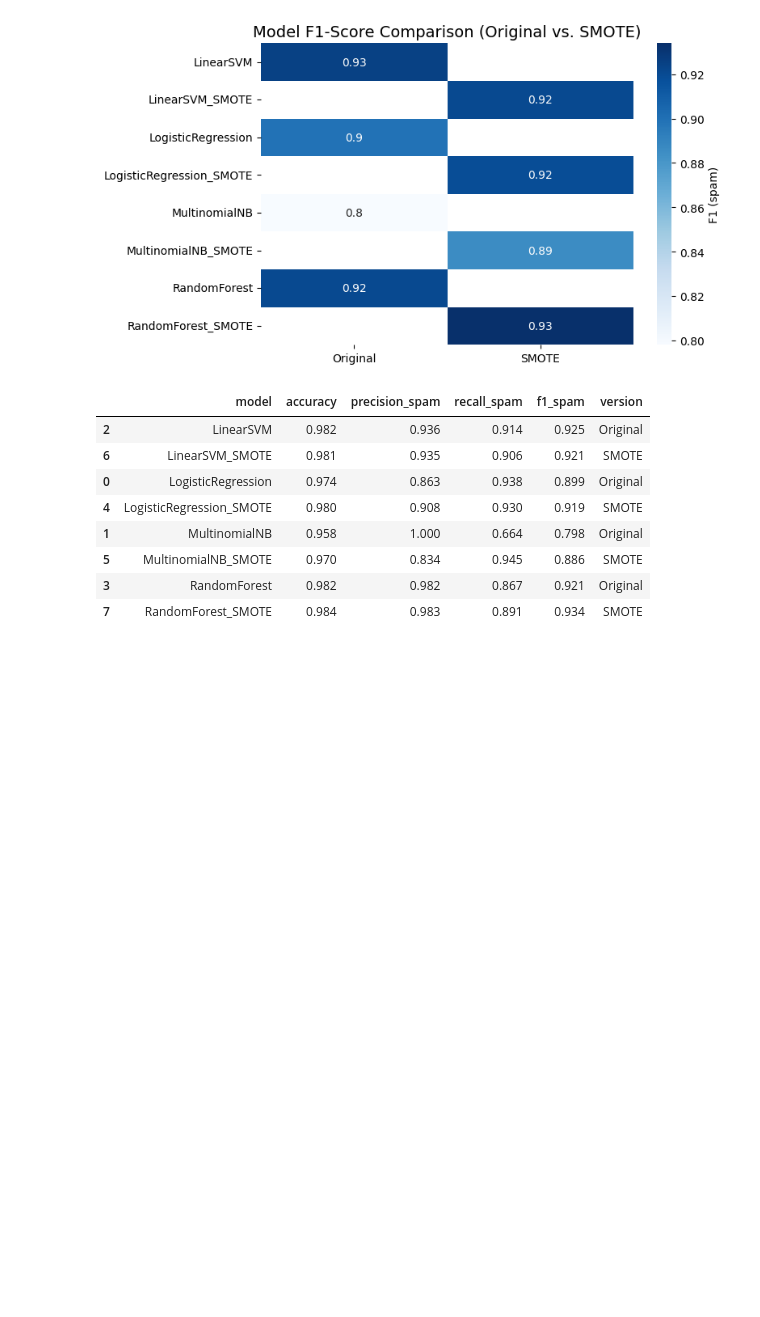
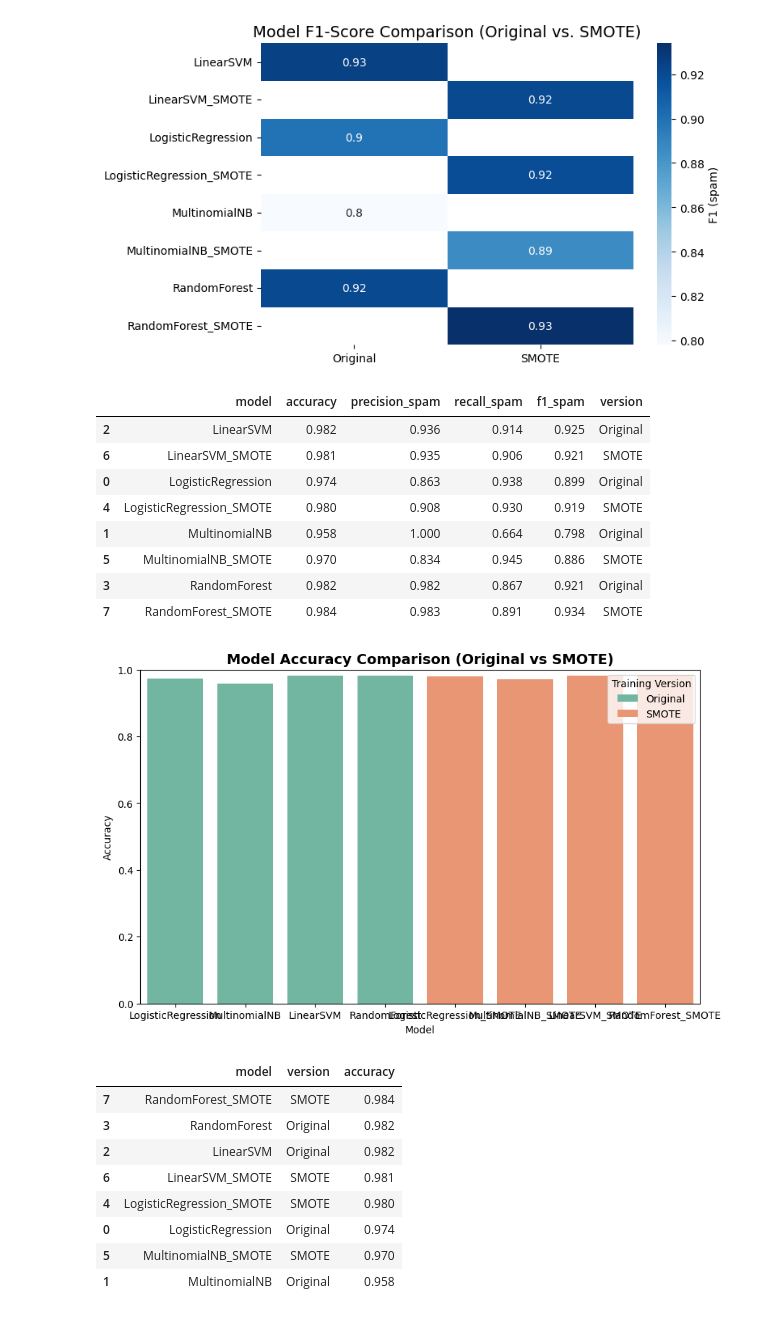
Before and after one commit to beverleyappiatse/HayRajBev, a Jupyter notebook: SMSSpamModels.ipynb, the cells around one changed output. Cells and saved outputs as stored; diff of their text form; code cells hidden in the pictures; blank space fills up the shorter version.

```diff
--- a/SMSSpamModels.ipynb
+++ b/SMSSpamModels.ipynb
@@ -390,3 +390,42 @@ df_all.to_csv("model_comparison_original_vs_smote.csv", index=False)
 | 5 | MultinomialNB_SMOTE | 0.970 | 0.834 | 0.945 | 0.886 | SMOTE |
 | 3 | RandomForest | 0.982 | 0.982 | 0.867 | 0.921 | Original |
 | 7 | RandomForest_SMOTE | 0.984 | 0.983 | 0.891 | 0.934 | SMOTE |
+# %%
+import seaborn as sns
+import matplotlib.pyplot as plt
+
+# Combine results (original + SMOTE) if not already done
+df_results = pd.DataFrame(results).assign(version="Original")
+df_results_smote = pd.DataFrame(results_smote).assign(version="SMOTE")
+df_all = pd.concat([df_results, df_results_smote], ignore_index=True)
+
+# Round values
+df_all["accuracy"] = df_all["accuracy"].round(3)
+
+# Plot
+plt.figure(figsize=(10,6))
+sns.barplot(
+    data=df_all,
+    x="model", y="accuracy", hue="version",
+    palette="Set2"
+)
+plt.ylim(0,1)
+plt.title("Model Accuracy Comparison (Original vs SMOTE)", fontsize=14, weight="bold")
+plt.ylabel("Accuracy")
+plt.xlabel("Model")
+plt.legend(title="Training Version")
+plt.show()
+
+# Show the table as well
+df_all[["model","version","accuracy"]].sort_values(by="accuracy", ascending=False)
+# %% [output]
+[figure, added]
+|  | model | version | accuracy |
+| 7 | RandomForest_SMOTE | SMOTE | 0.984 |
+| 3 | RandomForest | Original | 0.982 |
+| 2 | LinearSVM | Original | 0.982 |
+| 6 | LinearSVM_SMOTE | SMOTE | 0.981 |
+| 4 | LogisticRegression_SMOTE | SMOTE | 0.980 |
+| 0 | LogisticRegression | Original | 0.974 |
+| 5 | MultinomialNB_SMOTE | SMOTE | 0.970 |
+| 1 | MultinomialNB | Original | 0.958 |
```
Also changed, not shown: parts of 4 cells of this notebook.
